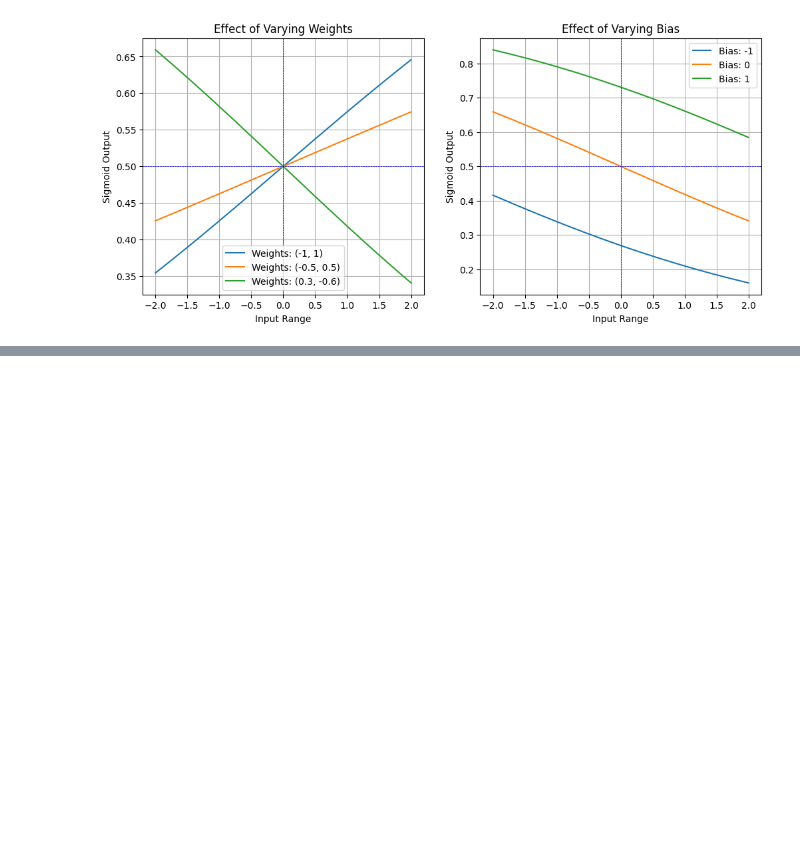
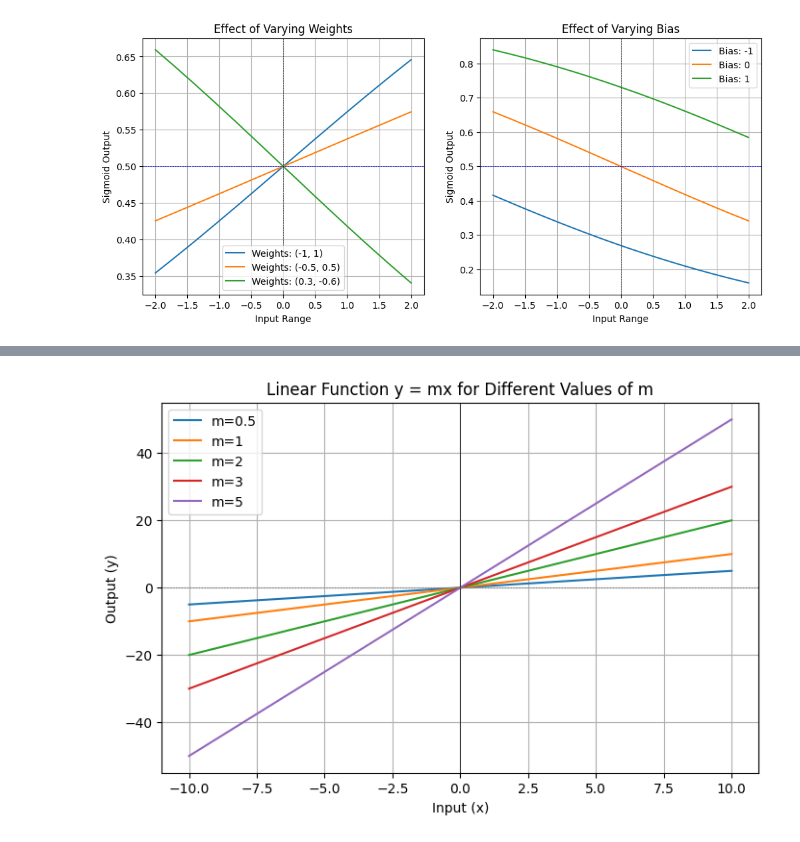
Before and after one commit to chiranjeevi-manike/Deep-Learning, a Jupyter notebook: Bias_and_weights.ipynb, the cells around one changed output, grey strips where cells are left out. Cells and saved outputs as stored; diff of their text form; code cells hidden in the pictures; blank space fills up the shorter version.

```diff
--- a/Bias_and_weights.ipynb
+++ b/Bias_and_weights.ipynb
@@ -53,0 +137,28 @@ plt.show()
+# %%
+import numpy as np
+import matplotlib.pyplot as plt
+
+# Define the linear function
+def linear_function(x, m):
+    return m * x
+
+# Generate input values
+x = np.linspace(-10, 10, 100)
+
+# Define different values of m
+slopes = [0.5, 1, 2, 3, 5]
+
+plt.figure(figsize=(8, 5))
+for m in slopes:
+    plt.plot(x, linear_function(x, m), label=f'm={m}')
+
+plt.axvline(0, color='black', linewidth=0.5)
+plt.axhline(0, color='gray', linestyle='dotted', linewidth=0.8)
+plt.xlabel('Input (x)')
+plt.ylabel('Output (y)')
+plt.title('Linear Function y = mx for Different Values of m')
+plt.legend()
+plt.grid()
+plt.show()
+# %% [output]
+[figure, added]
```
Also changed, not shown: parts of 6 cells of this notebook.
